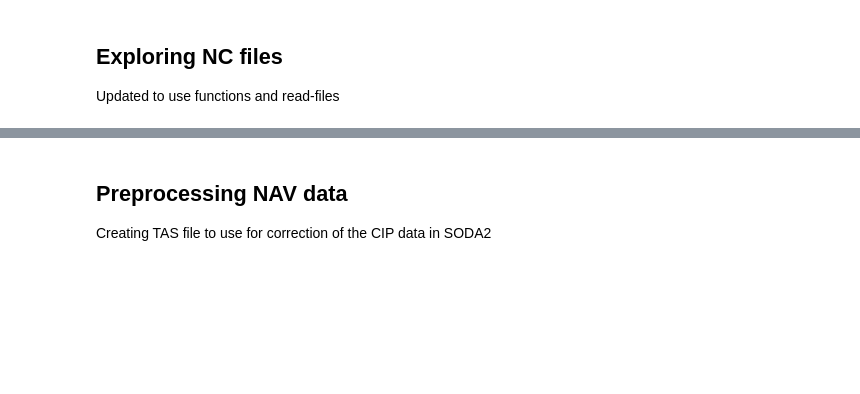
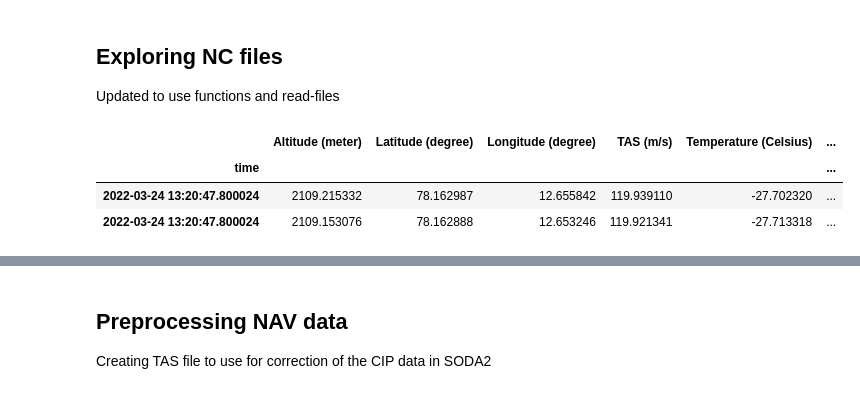
Before and after one commit to niellaNina/procIslasMicrophy, a Jupyter notebook: NC_explorer.ipynb, the cells around one changed output, grey strips where cells are left out. Saved outputs shown, nothing was run; the diff lists cells and outputs as text; code cells hidden in the pictures; blank space fills up the shorter version.

```diff
--- a/NC_explorer.ipynb
+++ b/NC_explorer.ipynb
@@ -53,3 +53,13 @@ nav_df, nav_stats_dict = read_nav.read_nav()
+# %%
+test= nav_df[nav_df['safireid']=='as220008']
+test2 = test[test.index.duplicated(keep=False)]
+test2
+#test['Altitude (meter)'].plot()
+# %% [output]
+|  | Altitude (meter) | Latitude (degree) | Longitude (degree) | TAS (m/s) | Temperature (Celsius) | ... |
+| time |  |  |  |  |  | ... |
+| 2022-03-24 13:20:47.800024 | 2109.215332 | 78.162987 | 12.655842 | 119.939110 | -27.702320 | ... |
+| 2022-03-24 13:20:47.800024 | 2109.153076 | 78.162888 | 12.653246 | 119.921341 | -27.713318 | ... |
 # %%
 # ---Statistical overview of the flights----
 # collect information for displaying for all flights:
```
Also changed, not shown: parts of 3 cells of this notebook, 25 other files.
